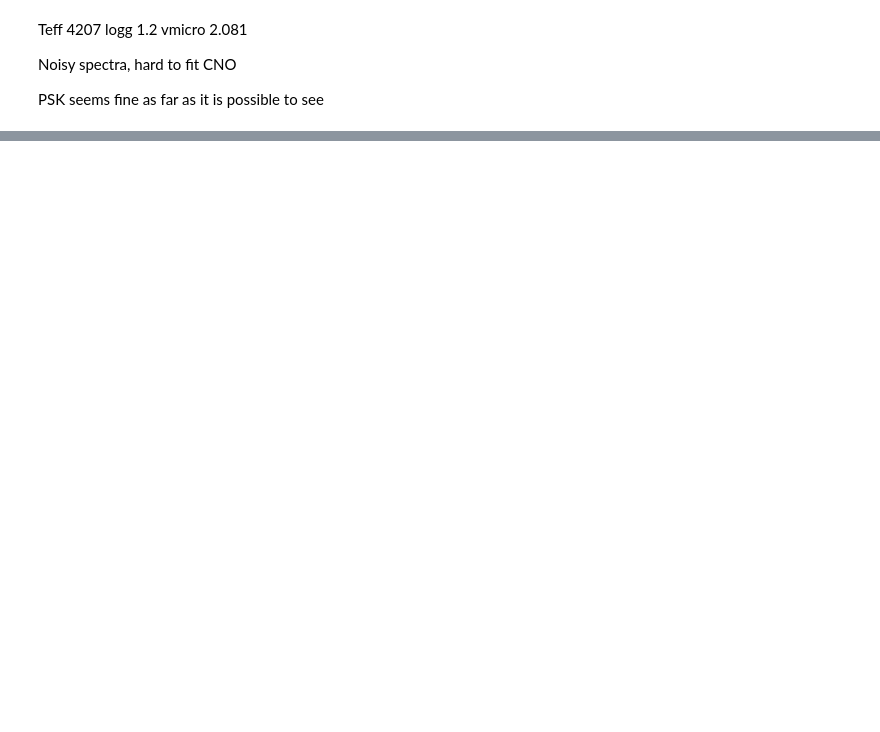
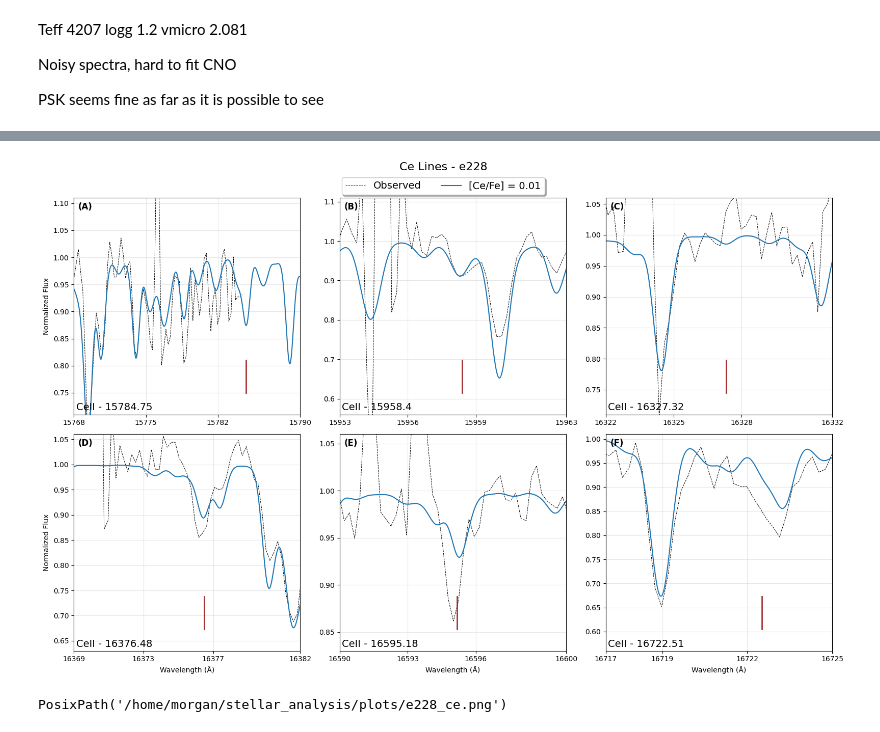
Before and after one commit to bornofthesea/synther, a Jupyter notebook: e228.ipynb, the cells around one changed output, grey strips where cells are left out. Drawn from its saved outputs; the diff is of its cells as text; code cells hidden in the pictures; blank space fills up the shorter version.

```diff
--- a/e228.ipynb
+++ b/e228.ipynb
@@ -100 +100,27 @@ plot_potassium(
 PosixPath('/home/morgan/stellar_analysis/plots/e228_k.png')
+# %%
+speclist = ["e228xa.dat"]
+label = ['[Ce/Fe] = 0.01']
+plot_ce(
+    synthetic_files=speclist,
+    observed_file=observed,
+    labels=label,
+    starname=starname,
+    figsize=(5,6),
+    xoffset1=-17.3, yoffset1=0.13, ncorr1=1.2,
+    xoffset2=-17.6, yoffset2=0.17, ncorr2=1.2,
+    xoffset3=-18, yoffset3=0.15, ncorr3=1.2,
+    xoffset4=-18.2, yoffset4=0.15, ncorr4=1.2,
+    xoffset5=-18.5, yoffset5=0.17, ncorr5=1.2,
+    xoffset6=-18.5, yoffset6=0.14, ncorr6=1.2,
+    ylim1=(0.71,1.11),
+    ylim2=(0.56,1.11),
+    ylim3=(0.71,1.06),
+    ylim4=(0.63,1.06),
+    ylim5=(0.83,1.06),
+    ylim6=(0.56,1.01)
+
+)
+# %% [output]
+[figure, added]
+PosixPath('/home/morgan/stellar_analysis/plots/e228_ce.png')
```
Also changed, not shown: parts of 5 cells of this notebook, 16 other files.
